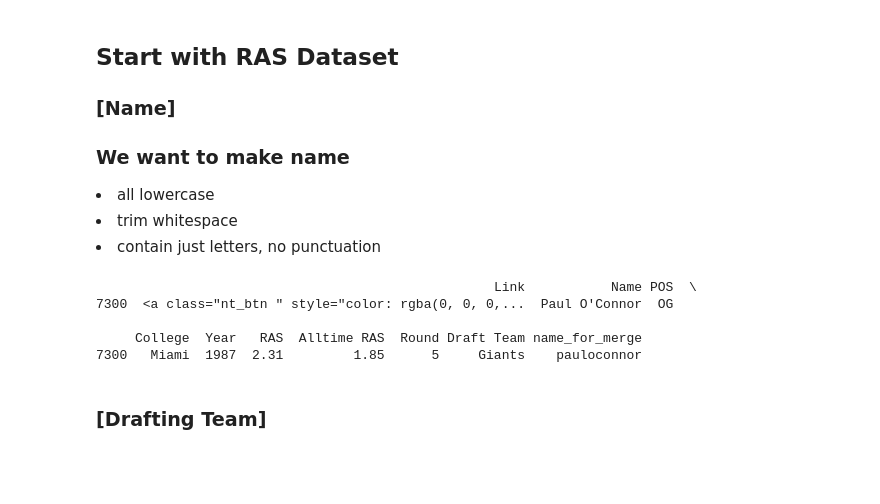
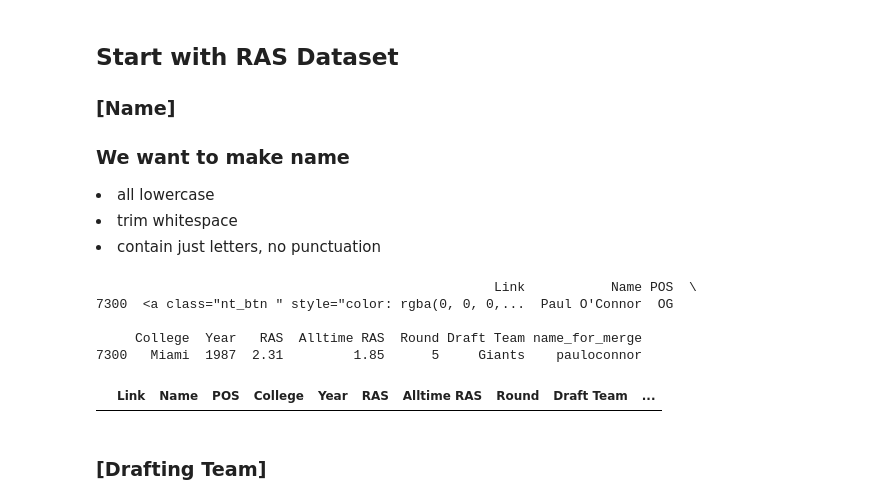
Before and after one commit to ccthatsme/SIADS_593_Milestone_1, a Jupyter notebook: notebooks/merging_datasets.ipynb, the cells around one changed output. Drawn from its saved outputs; the diff is of its cells as text; code cells hidden in the pictures; blank space fills up the shorter version.

```diff
--- a/notebooks/merging_datasets.ipynb
+++ b/notebooks/merging_datasets.ipynb
@@ -93,6 +91,10 @@ print(df_ras[df_ras['name_for_merge'] == 'pauloconnor'])
 
      College  Year   RAS  Alltime RAS  Round Draft Team name_for_merge
 7300   Miami  1987  2.31         1.85      5     Giants    pauloconnor
+# %%
+df_ras[(df_ras['Draft Team'] == 'titans') & (df_ras['Year'] < 1999)]
+# %% [output]
+|  | Link | Name | POS | College | Year | RAS | Alltime RAS | Round | Draft Team | ... |
 # %% [markdown]
 ### [Drafting Team]
 # %%
```
Also changed, not shown: parts of 12 cells of this notebook.
